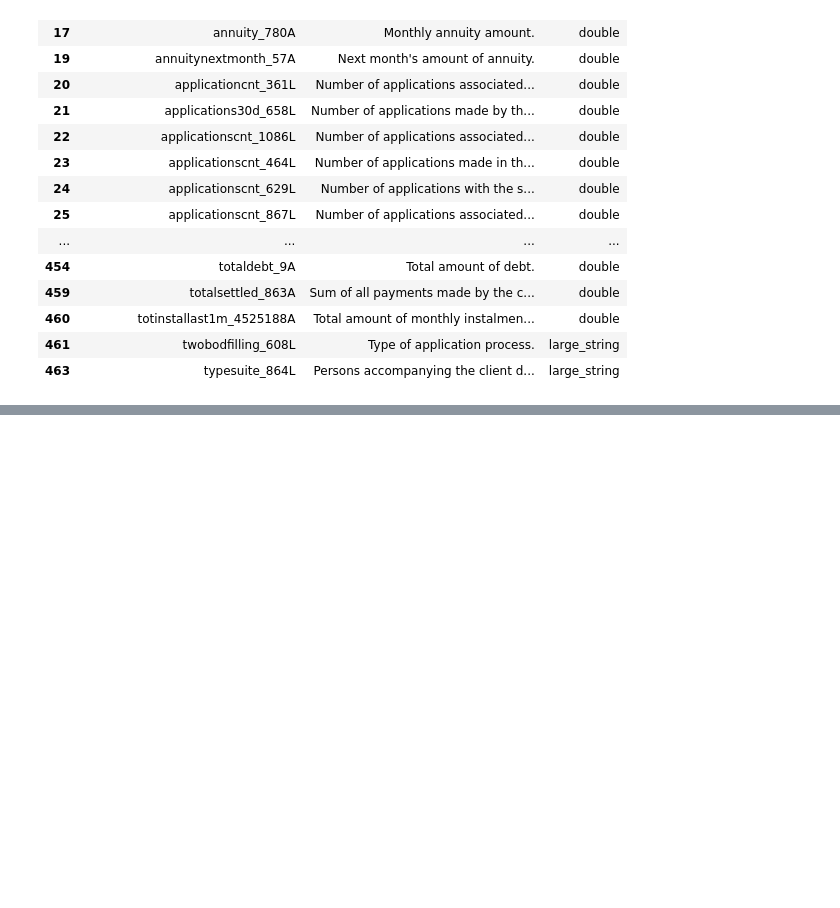
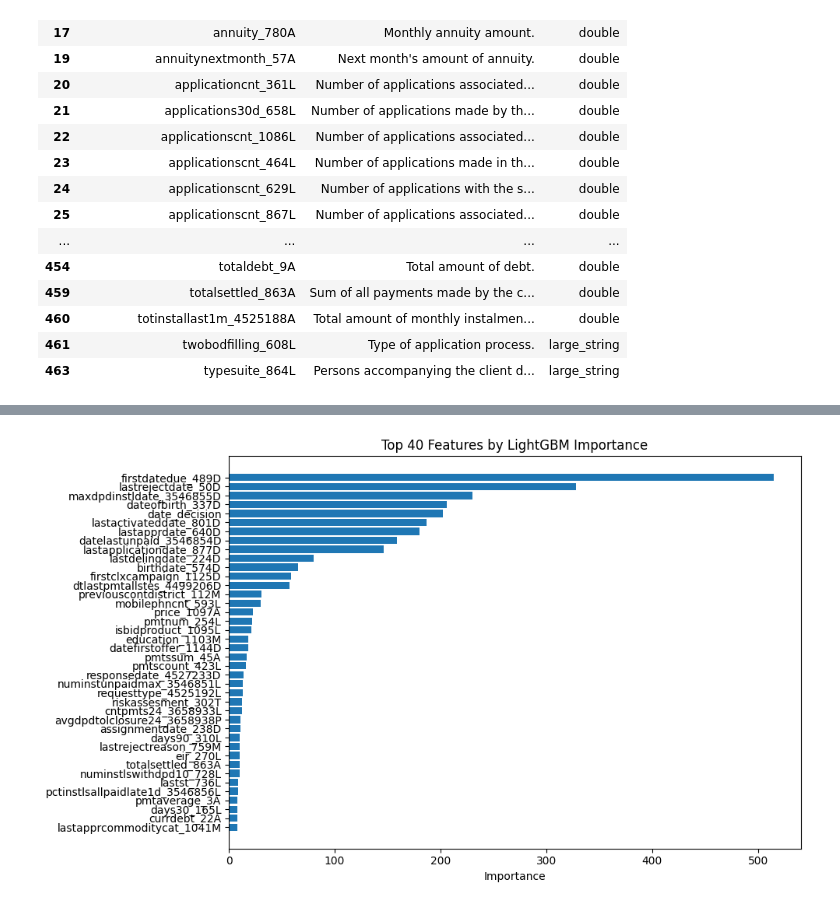
Before and after one commit to ngnquanq/credit-risk-ml-system, a Jupyter notebook: notebooks/2.extractData.ipynb, the cells around one changed output, grey strips where cells are left out. Drawn from its saved outputs; the diff is of its cells as text; code cells hidden in the pictures; blank space fills up the shorter version.

```diff
--- a/notebooks/2.buildPOCModel.ipynb
+++ b/notebooks/2.extractData.ipynb
@@ -63,3 +70,29 @@ train_data_feature
 | 460 | totinstallast1m_4525188A | Total amount of monthly instalmen... | double |
 | 461 | twobodfilling_608L | Type of application process. | large_string |
 | 463 | typesuite_864L | Persons accompanying the client d... | large_string |
+# %%
+import polars as pl
+from polars.datatypes import Float64, Float32, Int64, Int32, UInt32, UInt64, Utf8
+
+# define numeric types manually
+numeric_types = {Float64, Float32, Int64, Int32, UInt32, UInt64}
+
+# get numeric columns
+numeric_cols = [col for col, dtype in zip(train_data.columns, train_data.schema.values())
+                if dtype in numeric_types]
+
+# get string columns
+string_cols = [col for col, dtype in zip(train_data.columns, train_data.schema.values())
+               if dtype == Utf8]
+# %%
+# Fill numeric columns with median
+for col in numeric_cols:
+    median_val = train_data.select(pl.col(col).median()).item()
+    train_data = train_data.with_columns(pl.col(col).fill_null(median_val))
+
+# Fill string columns with "missing"
+for col in string_cols:
+    train_data = train_data.with_columns(pl.col(col).fill_null("missing"))
+# %%
+df_pandas = train_data.to_pandas()
+df_pandas.shape
@@ -65,0 +149,15 @@ train_data_feature
+# %%
+import matplotlib.pyplot as plt
+
+# Plot top 20 features by importance
+top_n = 40
+top_features = feature_importance_df.head(top_n)
+
+plt.figure(figsize=(10, 6))
+plt.barh(top_features['feature'][::-1], top_features['importance'][::-1])
+plt.xlabel("Importance")
+plt.title(f"Top {top_n} Features by LightGBM Importance")
+plt.tight_layout()
+plt.show()
+# %% [output]
+[figure, added]
```
Also changed, not shown: parts of 9 cells of this notebook, 11 other files.
